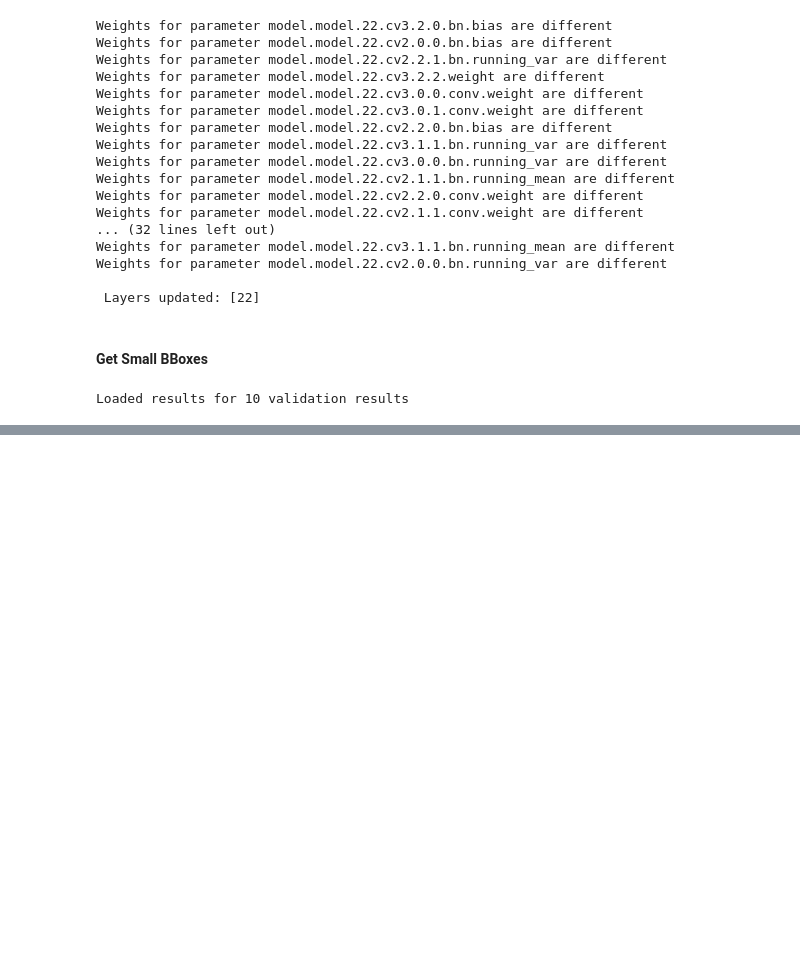
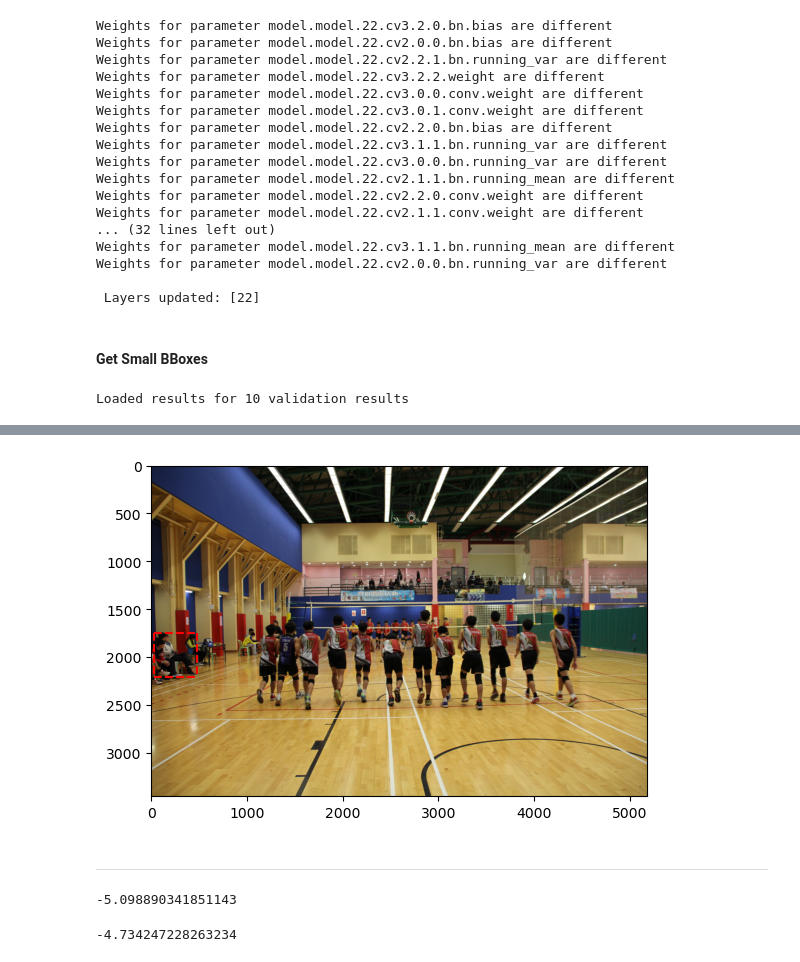
Before and after one commit to JelinR/ultralytics_forked, a Jupyter notebook: Vision_Project/yolo_detection.ipynb, the cells around one changed output, grey strips where cells are left out. Cells and saved outputs as stored; diff of their text form; code cells hidden in the pictures; blank space fills up the shorter version.

```diff
--- a/Vision_Project/yolo_detection.ipynb
+++ b/Vision_Project/yolo_detection.ipynb
@@ -282,7 +282,7 @@ process_annotations(idgt_file, output_dir, val_img_shapes, bbox_mode = 'body')
 # %%
-# #Get bounding boxes (both visible and face boxes)
-# get_info = lambda s: [float(val) for val in s.strip().split(' ')[1:]]
-# sample_img_bboxs = list(map(get_info, sample_annots))
+#Get bounding boxes (both visible and face boxes)
+get_info = lambda s: [float(val) for val in s.strip().split(' ')[1:]]
+sample_img_bboxs = list(map(get_info, sample_annots))
 
-# sample_img_bboxs[1]
+sample_img_bboxs[1]
 # %%
@@ -301,12 +307,12 @@ process_annotations(idgt_file, output_dir, val_img_shapes, bbox_mode = 'body')
 # %%
-# coords = list(map(lambda bbox: get_plt_coords(bbox, sample_img_shape[0], sample_img_shape[1]), sample_img_bboxs))
-# np.shape(coords)
+coords = list(map(lambda bbox: get_plt_coords(bbox, sample_img_shape[0], sample_img_shape[1]), sample_img_bboxs))
+np.shape(coords)
 # %%
-# plt.imshow(cv2.cvtColor(sample_img, cv2.COLOR_BGR2RGB))
+plt.imshow(cv2.cvtColor(sample_img, cv2.COLOR_BGR2RGB))
 
-# for coord in coords:
-#     for c in coord:
-#         plt.plot(c[0], c[1], color = 'red', linestyle = 'dashed')
+for coord in coords:
+    for c in coord:
+        plt.plot(c[0], c[1], color = 'red', linestyle = 'dashed')
 # %% [markdown]
 #### Creating dirs in YOLO format
 # %%
@@ -1146,0 +1143,21 @@ plt.hist(areas, bins = 25)
+# %%
+plt.imshow(cv2.cvtColor(img, cv2.COLOR_BGR2RGB))
+
+n_coord = 12
+coord = get_plt_coords(img_preds[sample_id][n_coord])
+
+for c in coord:
+    plt.plot(c[0], c[1], color = 'red', linestyle = 'dashed')
+# %% [output]
+[figure, added]
+# %% [markdown]
+--------------
+# %%
+area_threshold = 2*(np.log(50/640))
+area_threshold
+# %% [output]
+-5.098890341851143
+# %%
+2*np.log(60/640)
+# %% [output]
+-4.734247228263234
```
Also changed, not shown: parts of 15 cells of this notebook.
